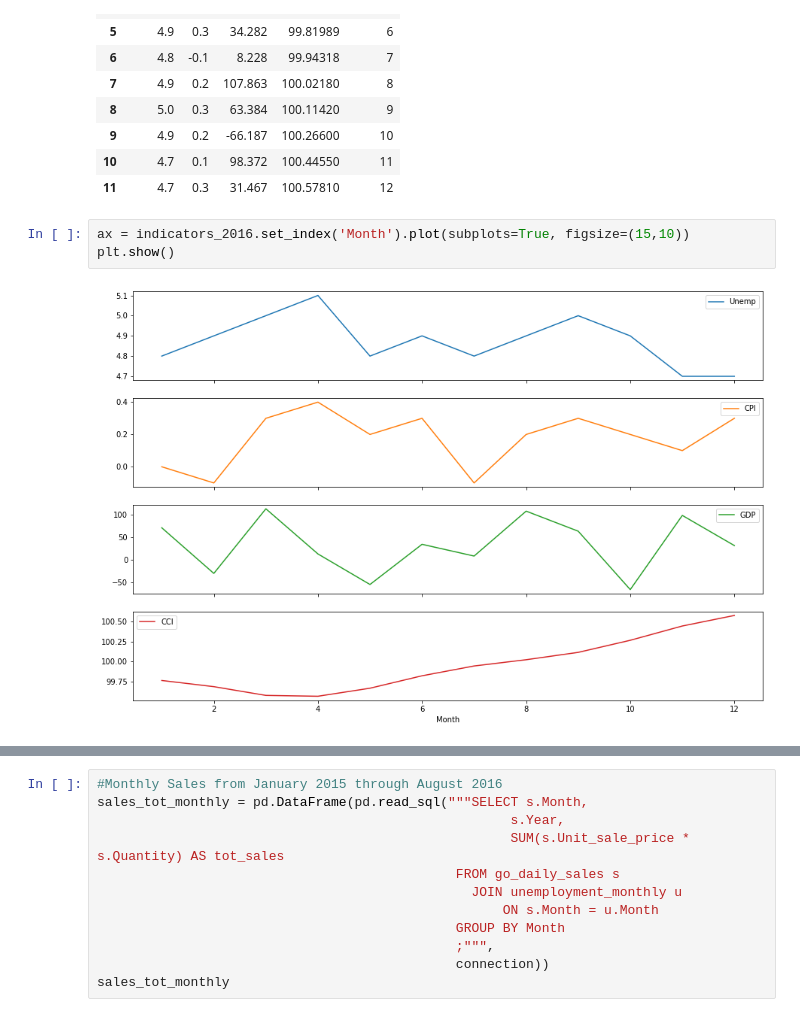
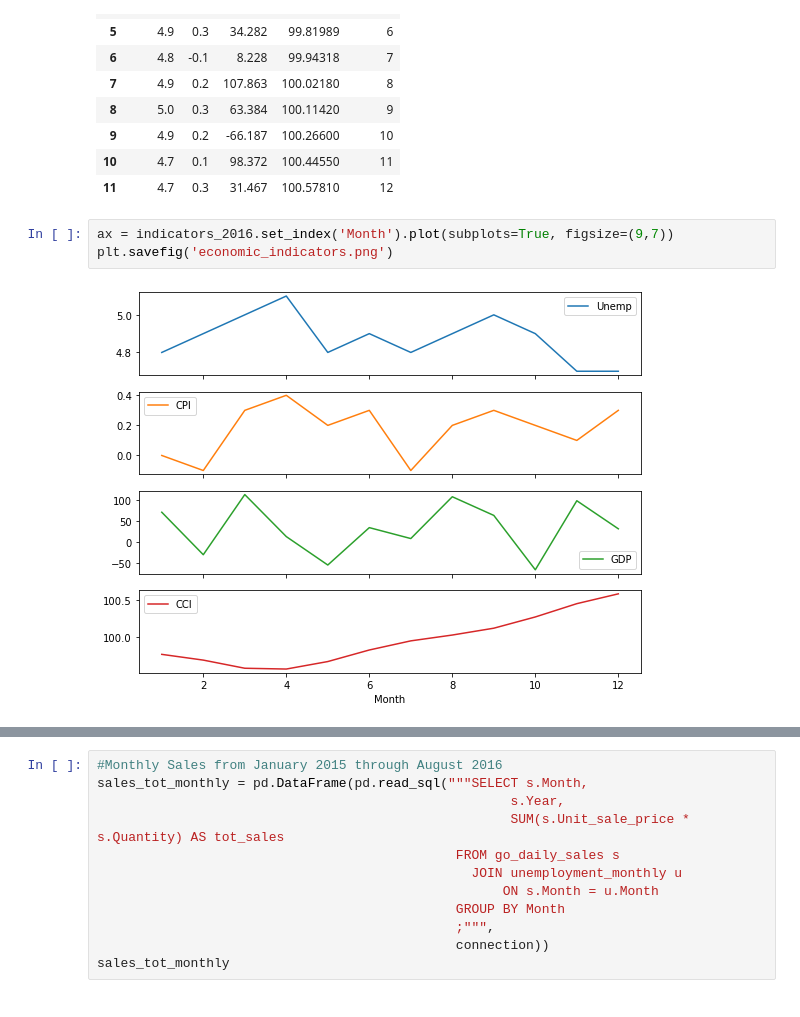
Before and after one commit to RenettaNelson/ADS-507---SQL-Data-Pipeline, a Jupyter notebook: ADS-507-01_group_3_wild_wonderful_sales.ipynb, the cells around one changed output, grey strips where cells are left out. Drawn from its saved outputs; the diff is of its cells as text.

```diff
--- a/ADS-507-01_group_3_wild_wonderful_sales.ipynb
+++ b/ADS-507-01_group_3_wild_wonderful_sales.ipynb
@@ -501,7 +493,7 @@ indicators_2016
 | 10 | 4.7 | 0.1 | 98.372 | 100.44550 | 11 |
 | 11 | 4.7 | 0.3 | 31.467 | 100.57810 | 12 |
 # %%
-ax = indicators_2016.set_index('Month').plot(subplots=True, figsize=(15,10))
-plt.show()
+ax = indicators_2016.set_index('Month').plot(subplots=True, figsize=(9,7))
+plt.savefig('economic_indicators.png')
 # %% [output]
-[figure, old version]
+[figure, new version]
```
Also changed, not shown: parts of 15 cells of this notebook.
